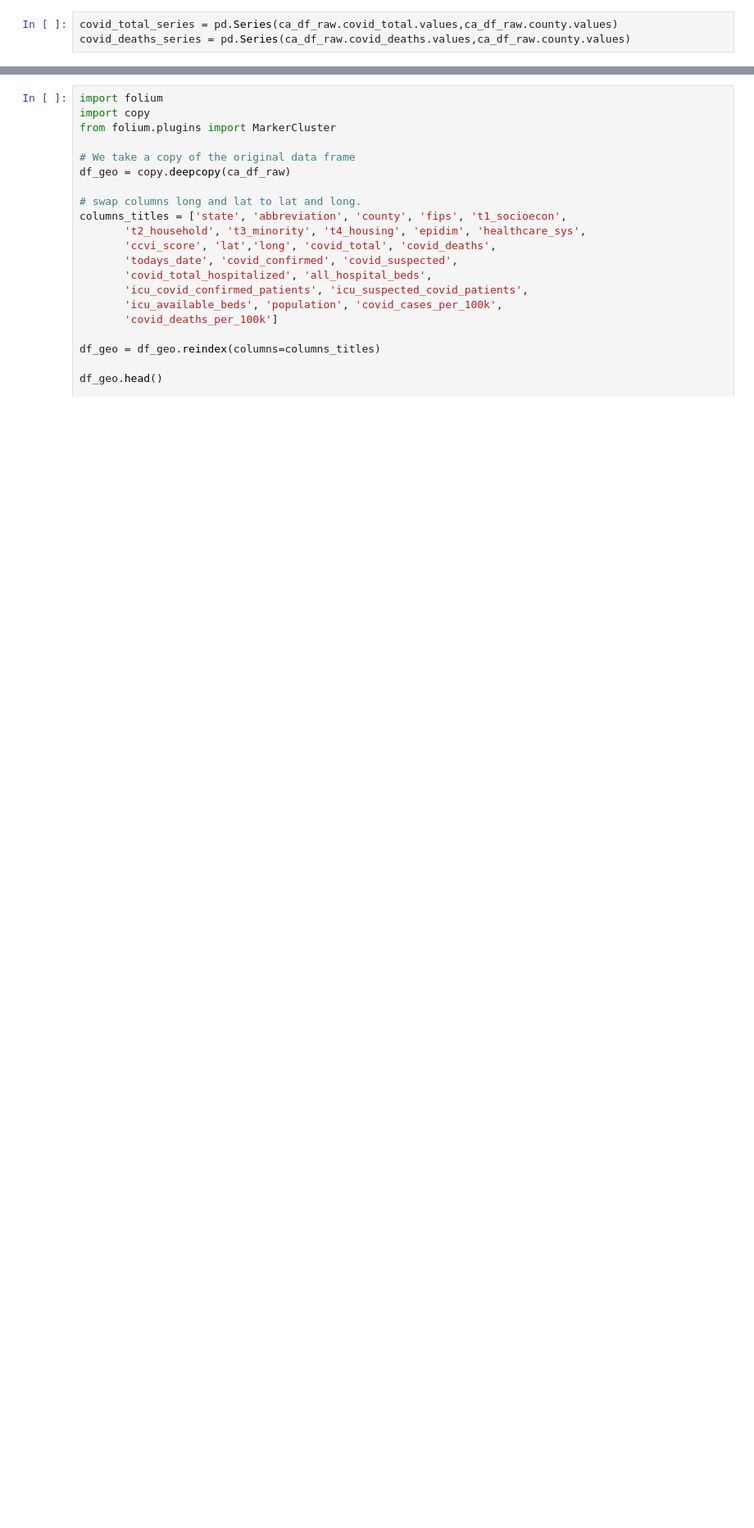
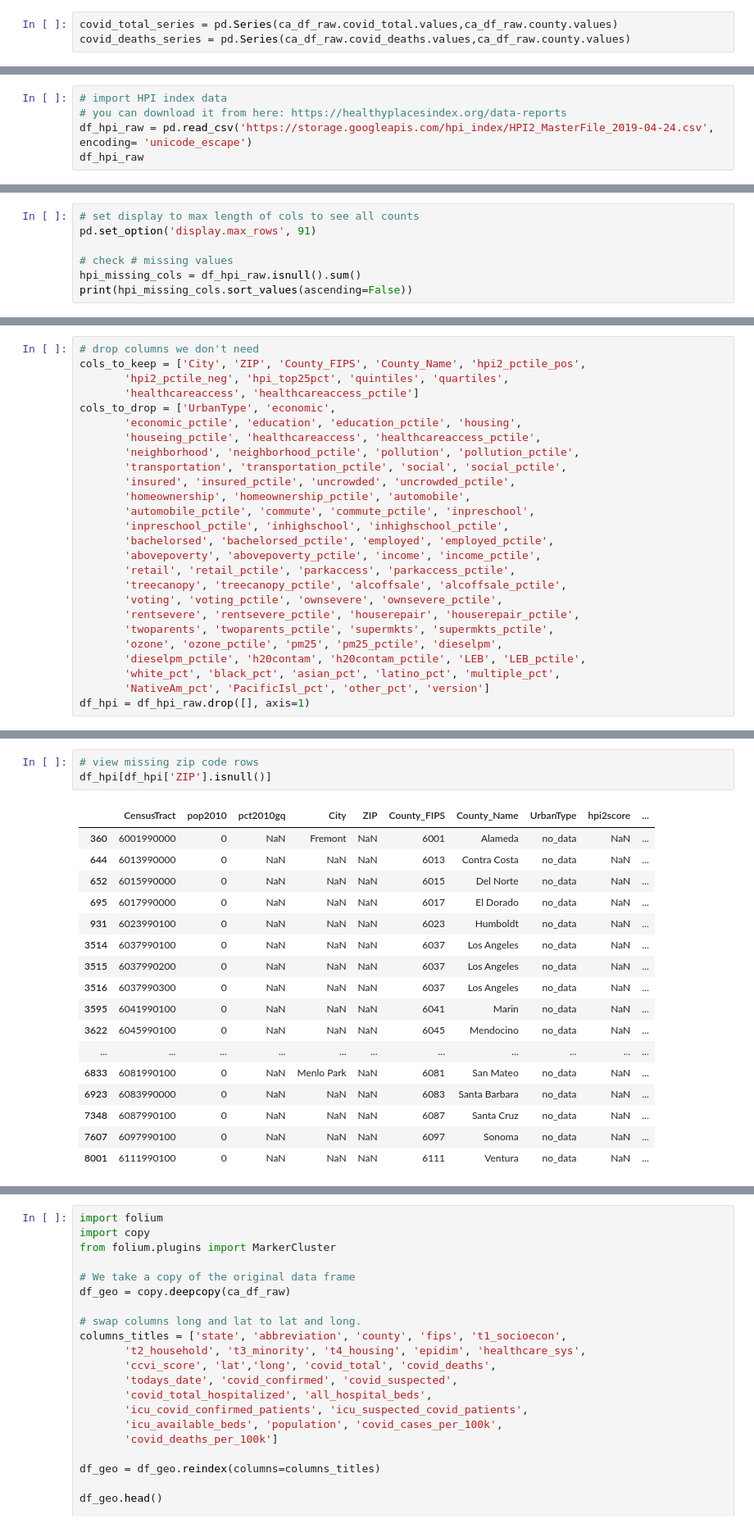
Before and after one commit to megano/vaccine, a Jupyter notebook: prioritization_analysis.ipynb, the cells around one changed output, grey strips where cells are left out. Shown at 82% size. Saved outputs shown, nothing was run; the diff lists cells and outputs as text; blank space fills up the shorter version.

```diff
--- a/prioritization_analysis.ipynb
+++ b/prioritization_analysis.ipynb
@@ -510,0 +515,5 @@ covid_deaths_series = pd.Series(ca_df_raw.covid_deaths.values,ca_df_raw.county.v
+# %%
+# import HPI index data
+# you can download it from here: https://healthyplacesindex.org/data-reports
+df_hpi_raw = pd.read_csv('https://storage.googleapis.com/hpi_index/HPI2_MasterFile_2019-04-24.csv', encoding= 'unicode_escape')
+df_hpi_raw
@@ -510,0 +581,7 @@ covid_deaths_series = pd.Series(ca_df_raw.covid_deaths.values,ca_df_raw.county.v
+# %%
+# set display to max length of cols to see all counts
+pd.set_option('display.max_rows', 91)
+
+# check # missing values
+hpi_missing_cols = df_hpi_raw.isnull().sum()
+print(hpi_missing_cols.sort_values(ascending=False))
@@ -510,0 +634,26 @@ covid_deaths_series = pd.Series(ca_df_raw.covid_deaths.values,ca_df_raw.county.v
+# %%
+# drop columns we don't need
+cols_to_keep = ['City', 'ZIP', 'County_FIPS', 'County_Name', 'hpi2_pctile_pos',
+       'hpi2_pctile_neg', 'hpi_top25pct', 'quintiles', 'quartiles',
+       'healthcareaccess', 'healthcareaccess_pctile']
+cols_to_drop = ['UrbanType', 'economic',
+       'economic_pctile', 'education', 'education_pctile', 'housing',
+       'houseing_pctile', 'healthcareaccess', 'healthcareaccess_pctile',
+       'neighborhood', 'neighborhood_pctile', 'pollution', 'pollution_pctile',
+       'transportation', 'transportation_pctile', 'social', 'social_pctile',
+       'insured', 'insured_pctile', 'uncrowded', 'uncrowded_pctile',
+       'homeownership', 'homeownership_pctile', 'automobile',
+       'automobile_pctile', 'commute', 'commute_pctile', 'inpreschool',
+       'inpreschool_pctile', 'inhighschool', 'inhighschool_pctile',
+       'bachelorsed', 'bachelorsed_pctile', 'employed', 'employed_pctile',
+       'abovepoverty', 'abovepoverty_pctile', 'income', 'income_pctile',
+       'retail', 'retail_pctile', 'parkaccess', 'parkaccess_pctile',
+       'treecanopy', 'treecanopy_pctile', 'alcoffsale', 'alcoffsale_pctile',
+       'voting', 'voting_pctile', 'ownsevere', 'ownsevere_pctile',
+       'rentsevere', 'rentsevere_pctile', 'houserepair', 'houserepair_pctile',
+       'twoparents', 'twoparents_pctile', 'supermkts', 'supermkts_pctile',
+       'ozone', 'ozone_pctile', 'pm25', 'pm25_pctile', 'dieselpm',
+       'dieselpm_pctile', 'h20contam', 'h20contam_pctile', 'LEB', 'LEB_pctile',
+       'white_pct', 'black_pct', 'asian_pct', 'latino_pct', 'multiple_pct',
+       'NativeAm_pct', 'PacificIsl_pct', 'other_pct', 'version']
+df_hpi = df_hpi_raw.drop([], axis=1)
@@ -510,0 +662,21 @@ covid_deaths_series = pd.Series(ca_df_raw.covid_deaths.values,ca_df_raw.county.v
+# %%
+# view missing zip code rows
+df_hpi[df_hpi['ZIP'].isnull()]
+# %% [output]
+|  | CensusTract | pop2010 | pct2010gq | City | ZIP | County_FIPS | County_Name | UrbanType | hpi2score | ... |
+| 360 | 6001990000 | 0 | NaN | Fremont | NaN | 6001 | Alameda | no_data | NaN | ... |
+| 644 | 6013990000 | 0 | NaN | NaN | NaN | 6013 | Contra Costa | no_data | NaN | ... |
+| 652 | 6015990000 | 0 | NaN | NaN | NaN | 6015 | Del Norte | no_data | NaN | ... |
+| 695 | 6017990000 | 0 | NaN | NaN | NaN | 6017 | El Dorado | no_data | NaN | ... |
+| 931 | 6023990100 | 0 | NaN | NaN | NaN | 6023 | Humboldt | no_data | NaN | ... |
+| 3514 | 6037990100 | 0 | NaN | NaN | NaN | 6037 | Los Angeles | no_data | NaN | ... |
+| 3515 | 6037990200 | 0 | NaN | NaN | NaN | 6037 | Los Angeles | no_data | NaN | ... |
+| 3516 | 6037990300 | 0 | NaN | NaN | NaN | 6037 | Los Angeles | no_data | NaN | ... |
+| 3595 | 6041990100 | 0 | NaN | NaN | NaN | 6041 | Marin | no_data | NaN | ... |
+| 3622 | 6045990100 | 0 | NaN | NaN | NaN | 6045 | Mendocino | no_data | NaN | ... |
+| ... | ... | ... | ... | ... | ... | ... | ... | ... | ... | ... |
+| 6833 | 6081990100 | 0 | NaN | Menlo Park | NaN | 6081 | San Mateo | no_data | NaN | ... |
+| 6923 | 6083990000 | 0 | NaN | NaN | NaN | 6083 | Santa Barbara | no_data | NaN | ... |
+| 7348 | 6087990100 | 0 | NaN | NaN | NaN | 6087 | Santa Cruz | no_data | NaN | ... |
+| 7607 | 6097990100 | 0 | NaN | NaN | NaN | 6097 | Sonoma | no_data | NaN | ... |
+| 8001 | 6111990100 | 0 | NaN | NaN | NaN | 6111 | Ventura | no_data | NaN | ... |
```
Also changed, not shown: parts of 44 cells of this notebook.
